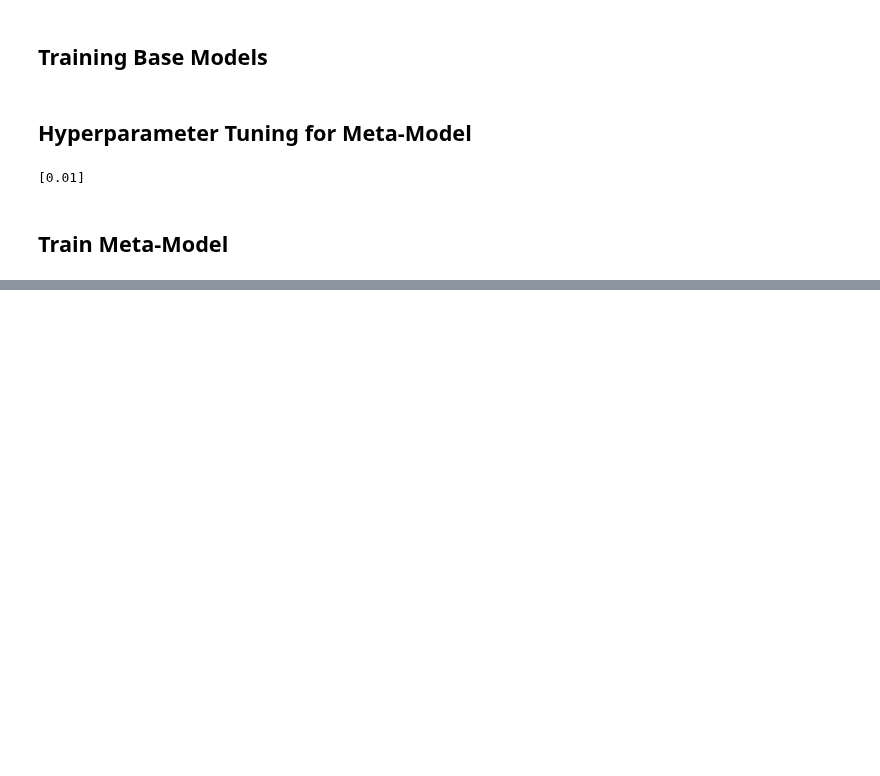
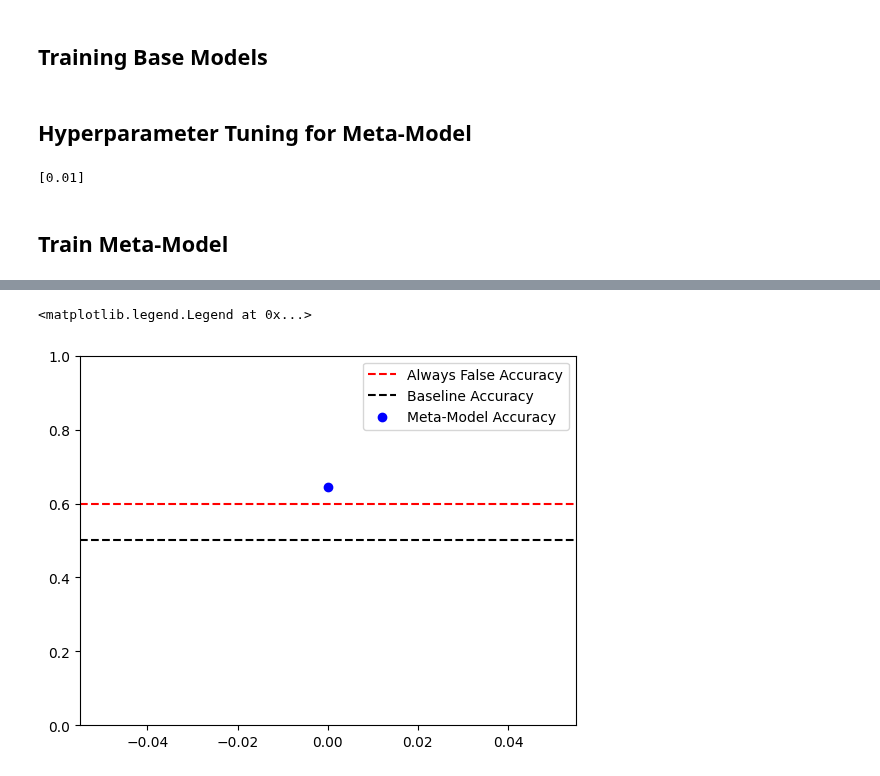
Before and after one commit to jaspershen21/jshen_DLA, a Jupyter notebook: Notebooks/3 Moving Average with Stacking/Stacking.ipynb, the cells around one changed output, grey strips where cells are left out. Saved outputs shown, nothing was run; the diff lists cells and outputs as text; code cells hidden in the pictures; blank space fills up the shorter version.

```diff
--- a/Notebooks/3 Moving Average with Stacking/Stacking.ipynb
+++ b/Notebooks/3 Moving Average with Stacking/Stacking.ipynb
@@ -312,0 +342,10 @@ np.float64(0.5789473684210527)
+# %%
+plt.axhline(y = accuracy_always_false, color = "r", linestyle = "--", label = "Always False Accuracy")
+plt.axhline(y = accuracy_baseline, color = "black", linestyle = "--", label = "Baseline Accuracy")
+plt.scatter(x = 0, y = accuracy_performance, color = "blue", label = "Meta-Model Accuracy")
+
+plt.ylim(0, 1)
+plt.legend()
+# %% [output]
+<matplotlib.legend.Legend at 0x...>
+[figure, added]
```
Also changed, not shown: parts of 4 cells of this notebook.
